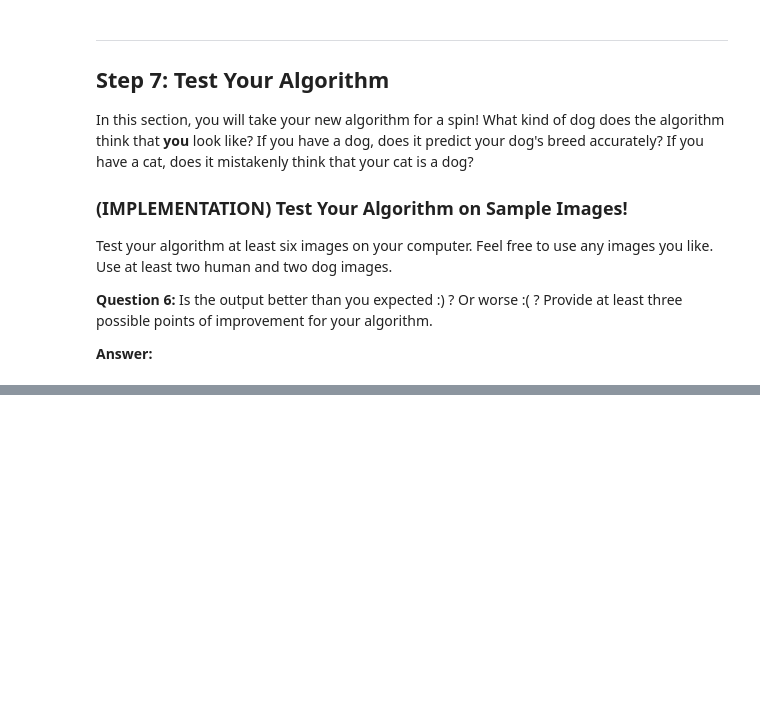
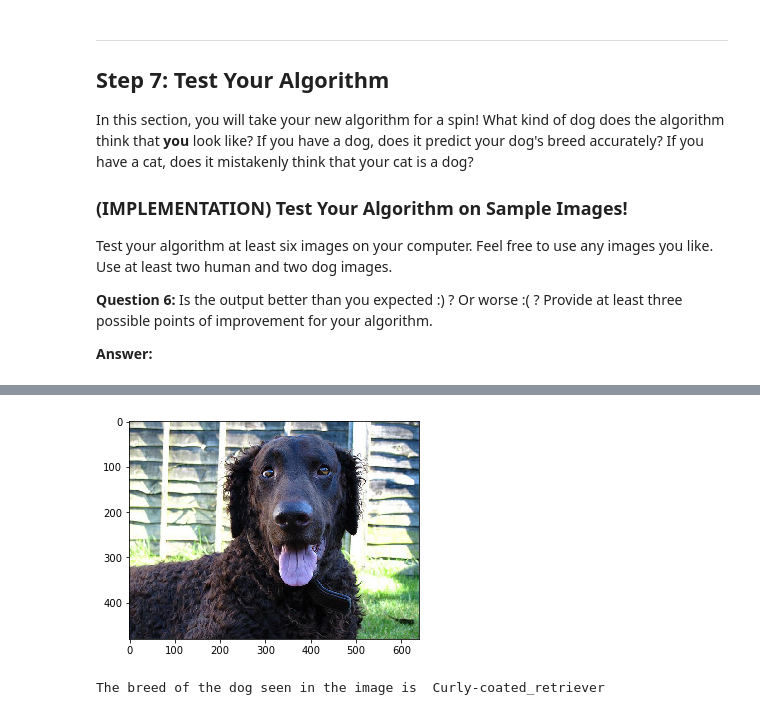
Before and after one commit to mavharsha/dl-solutions, a Jupyter notebook: dog-project/dog_app.ipynb, the cells around one changed output, grey strips where cells are left out. Cells and saved outputs as stored; diff of their text form; code cells hidden in the pictures; blank space fills up the shorter version.

```diff
--- a/dog-project/dog_app.ipynb
+++ b/dog-project/dog_app.ipynb
@@ -756,0 +772,5 @@ ValueError: Error when checking : expected flatten_3_input to have shape (None,
+# %%
+dog_and_human_predictor("images/Curly-coated_retriever_03896.jpg")
+# %% [output]
+[figure, added]
+The breed of the dog seen in the image is  Curly-coated_retriever
```
Also changed, not shown: parts of 17 cells of this notebook.
